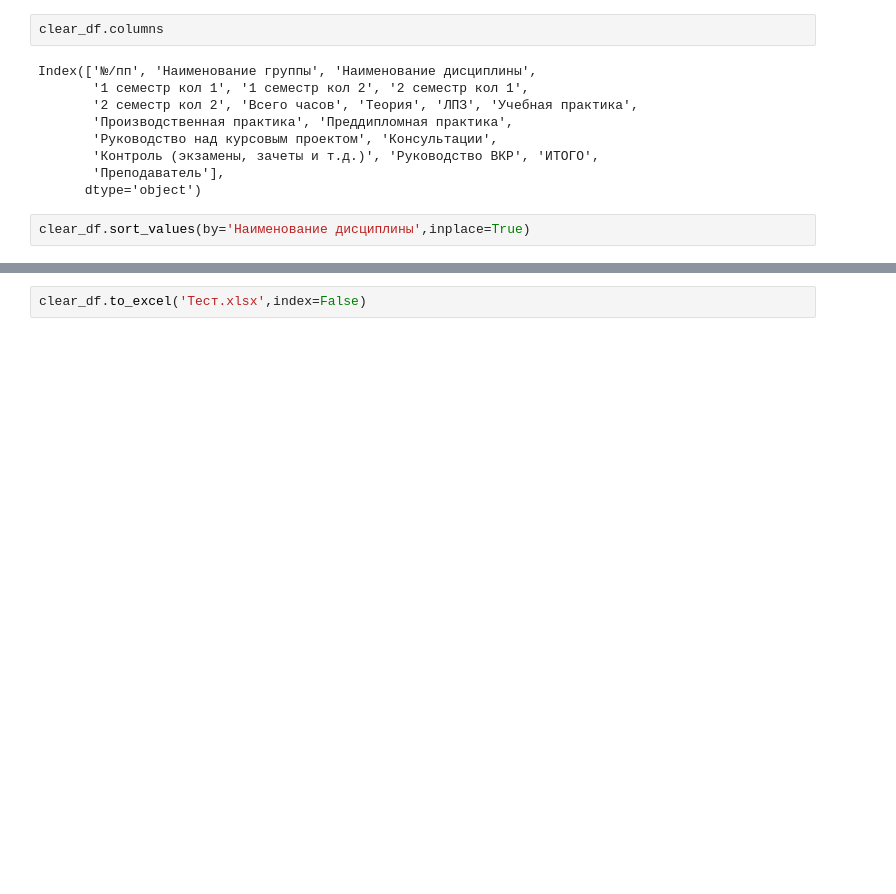
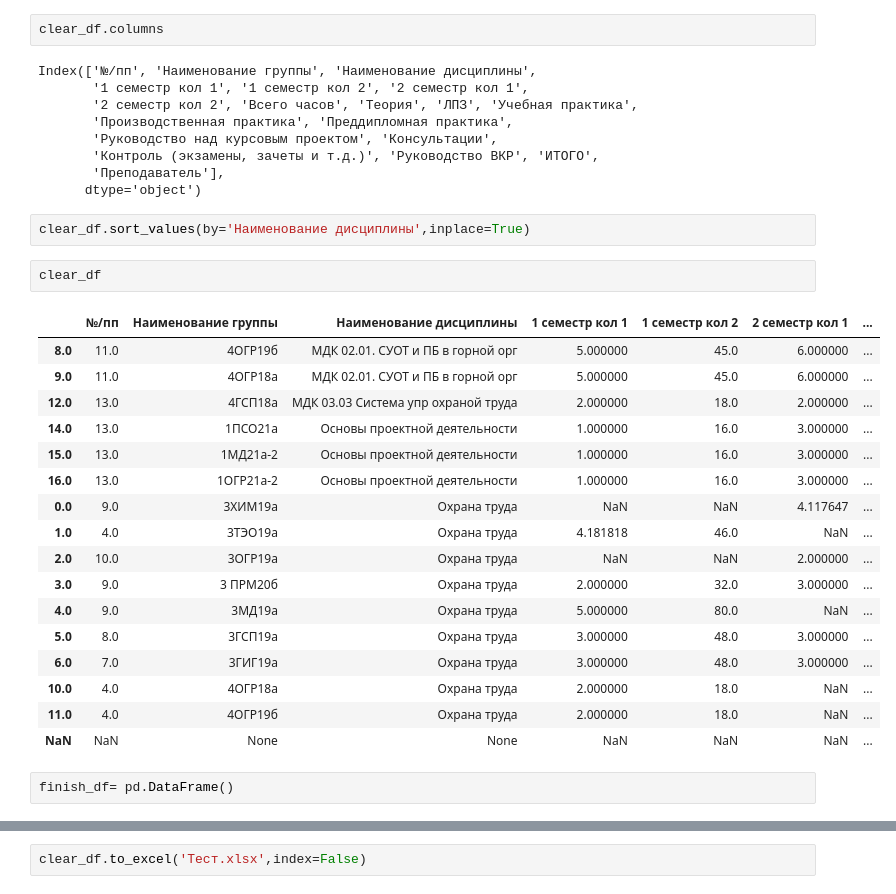
Before and after one commit to t0r1n88/Vesta, a Jupyter notebook: tarif_3form_to_6.ipynb, the cells around one changed output, grey strips where cells are left out. Cells and saved outputs as stored; diff of their text form; blank space fills up the shorter version.

```diff
--- a/tarif_3form_to_6.ipynb
+++ b/tarif_3form_to_6.ipynb
@@ -76,3 +78,25 @@ Index(['№/пп', 'Наименование группы', 'Наименова
       dtype='object')
 # %%
 clear_df.sort_values(by='Наименование дисциплины',inplace=True)
+# %%
+clear_df
+# %% [output]
+|  | №/пп | Наименование группы | Наименование дисциплины | 1 семестр кол 1 | 1 семестр кол 2 | 2 семестр кол 1 | ... |
+| 8.0 | 11.0 | 4ОГР19б | МДК 02.01. СУОТ и ПБ в горной орг | 5.000000 | 45.0 | 6.000000 | ... |
+| 9.0 | 11.0 | 4ОГР18а | МДК 02.01. СУОТ и ПБ в горной орг | 5.000000 | 45.0 | 6.000000 | ... |
+| 12.0 | 13.0 | 4ГСП18а | МДК 03.03 Система упр охраной труда | 2.000000 | 18.0 | 2.000000 | ... |
+| 14.0 | 13.0 | 1ПСО21а | Основы проектной деятельности | 1.000000 | 16.0 | 3.000000 | ... |
+| 15.0 | 13.0 | 1МД21а-2 | Основы проектной деятельности | 1.000000 | 16.0 | 3.000000 | ... |
+| 16.0 | 13.0 | 1ОГР21а-2 | Основы проектной деятельности | 1.000000 | 16.0 | 3.000000 | ... |
+| 0.0 | 9.0 | 3ХИМ19а | Охрана труда | NaN | NaN | 4.117647 | ... |
+| 1.0 | 4.0 | 3ТЭО19а | Охрана труда | 4.181818 | 46.0 | NaN | ... |
+| 2.0 | 10.0 | 3ОГР19а | Охрана труда | NaN | NaN | 2.000000 | ... |
+| 3.0 | 9.0 | 3 ПРМ20б | Охрана труда | 2.000000 | 32.0 | 3.000000 | ... |
+| 4.0 | 9.0 | 3МД19а | Охрана труда | 5.000000 | 80.0 | NaN | ... |
+| 5.0 | 8.0 | 3ГСП19а | Охрана труда | 3.000000 | 48.0 | 3.000000 | ... |
+| 6.0 | 7.0 | 3ГИГ19а | Охрана труда | 3.000000 | 48.0 | 3.000000 | ... |
+| 10.0 | 4.0 | 4ОГР18а | Охрана труда | 2.000000 | 18.0 | NaN | ... |
+| 11.0 | 4.0 | 4ОГР19б | Охрана труда | 2.000000 | 18.0 | NaN | ... |
+| NaN | NaN | None | None | NaN | NaN | NaN | ... |
+# %%
+finish_df= pd.DataFrame()
```
Also changed, not shown: parts of 9 cells of this notebook.
